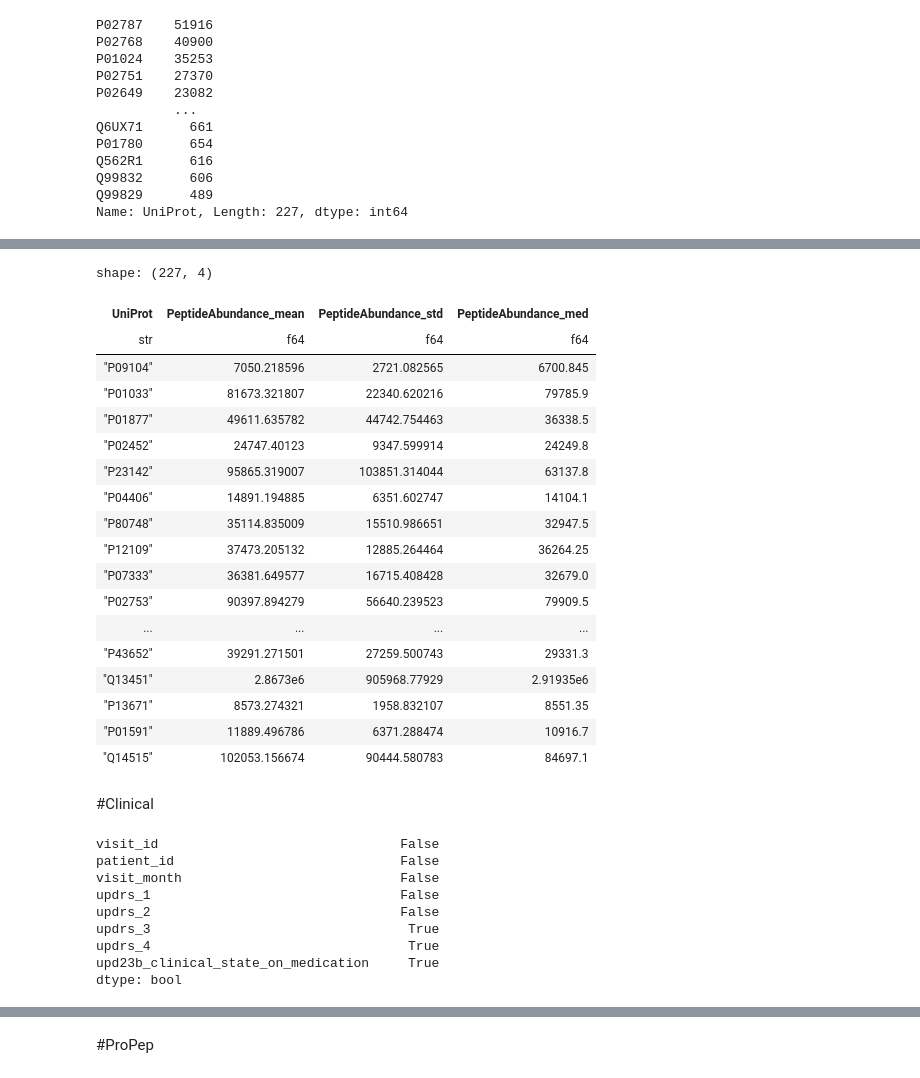
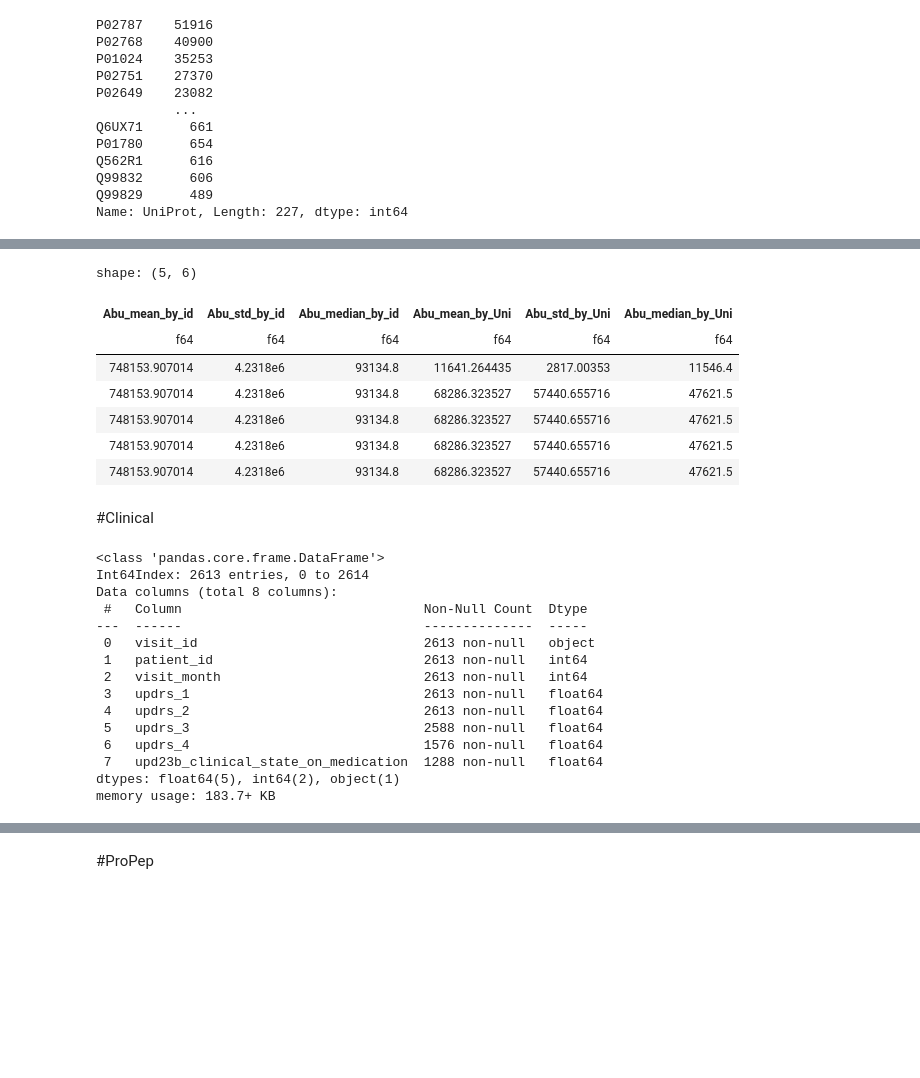
Before and after one commit to kunai-3txk/Compe_tonyobyo, a Jupyter notebook: AMP_FeatureStore.ipynb, the cells around one changed output, grey strips where cells are left out. Drawn from its saved outputs; the diff is of its cells as text; code cells hidden in the pictures; blank space fills up the shorter version.

```diff
--- a/AMP_FeatureStore.ipynb
+++ b/AMP_FeatureStore.ipynb
@@ -140,42 +134,46 @@ shape: (5, 4)
-# %%
-train_peptides_2 = make_statistic(pl.DataFrame(train_peptides),'UniProt',['PeptideAbundance'])
-train_peptides_2.head()
-# %% [output]
-shape: (227, 4)
-| UniProt | PeptideAbundance_mean | PeptideAbundance_std | PeptideAbundance_med |
-| str | f64 | f64 | f64 |
-| "P09104" | 7050.218596 | 2721.082565 | 6700.845 |
-| "P01033" | 81673.321807 | 22340.620216 | 79785.9 |
-| "P01877" | 49611.635782 | 44742.754463 | 36338.5 |
-| "P02452" | 24747.40123 | 9347.599914 | 24249.8 |
-| "P23142" | 95865.319007 | 103851.314044 | 63137.8 |
-| "P04406" | 14891.194885 | 6351.602747 | 14104.1 |
-| "P80748" | 35114.835009 | 15510.986651 | 32947.5 |
-| "P12109" | 37473.205132 | 12885.264464 | 36264.25 |
-| "P07333" | 36381.649577 | 16715.408428 | 32679.0 |
-| "P02753" | 90397.894279 | 56640.239523 | 79909.5 |
-| ... | ... | ... | ... |
-| "P43652" | 39291.271501 | 27259.500743 | 29331.3 |
-| "Q13451" | 2.8673e6 | 905968.77929 | 2.91935e6 |
-| "P13671" | 8573.274321 | 1958.832107 | 8551.35 |
-| "P01591" | 11889.496786 | 6371.288474 | 10916.7 |
-| "Q14515" | 102053.156674 | 90444.580783 | 84697.1 |
+# %%
+train_peptides_ = pl.DataFrame(train_peptides).select([
+    pl.mean('PeptideAbundance').over('visit_id').alias('Abu_mean_by_id')
+   ,pl.std('PeptideAbundance').over('visit_id').alias('Abu_std_by_id')
+   ,pl.median('PeptideAbundance').over('visit_id').alias('Abu_median_by_id')
+   ,pl.mean('PeptideAbundance').over('UniProt').alias('Abu_mean_by_Uni')
+   ,pl.std('PeptideAbundance').over('UniProt').alias('Abu_std_by_Uni')
+   ,pl.median('PeptideAbundance').over('UniProt').alias('Abu_median_by_Uni')
+])
+train_peptides_.head()
+# %% [output]
+shape: (5, 6)
+| Abu_mean_by_id | Abu_std_by_id | Abu_median_by_id | Abu_mean_by_Uni | Abu_std_by_Uni | Abu_median_by_Uni |
+| f64 | f64 | f64 | f64 | f64 | f64 |
+| 748153.907014 | 4.2318e6 | 93134.8 | 11641.264435 | 2817.00353 | 11546.4 |
+| 748153.907014 | 4.2318e6 | 93134.8 | 68286.323527 | 57440.655716 | 47621.5 |
+| 748153.907014 | 4.2318e6 | 93134.8 | 68286.323527 | 57440.655716 | 47621.5 |
+| 748153.907014 | 4.2318e6 | 93134.8 | 68286.323527 | 57440.655716 | 47621.5 |
+| 748153.907014 | 4.2318e6 | 93134.8 | 68286.323527 | 57440.655716 | 47621.5 |
 # %% [markdown]
 #Clinical
 # %%
-
 #欠損値処理
 train_clinical.dropna(subset=['updrs_1'],inplace=True)
 train_clinical.dropna(subset=['updrs_2'],inplace=True)
 
 #upd23dの置き換え
+train_clinical.replace({'On':1,'Off':2},inplace=True)
+
+train_clinical.info()
 # %% [output]
-visit_id                               False
-patient_id                             False
-visit_month                            False
-updrs_1                                False
-updrs_2                                False
-updrs_3                                 True
-updrs_4                                 True
-upd23b_clinical_state_on_medication     True
-dtype: bool
+<class 'pandas.core.frame.DataFrame'>
+Int64Index: 2613 entries, 0 to 2614
+Data columns (total 8 columns):
+ #   Column                               Non-Null Count  Dtype
+---  ------                               --------------  -----
+ 0   visit_id                             2613 non-null   object
+ 1   patient_id                           2613 non-null   int64
+ 2   visit_month                          2613 non-null   int64
+ 3   updrs_1                              2613 non-null   float64
+ 4   updrs_2                              2613 non-null   float64
+ 5   updrs_3                              2588 non-null   float64
+ 6   updrs_4                              1576 non-null   float64
+ 7   upd23b_clinical_state_on_medication  1288 non-null   float64
+dtypes: float64(5), int64(2), object(1)
+memory usage: 183.7+ KB
```
Also changed, not shown: parts of 6 cells of this notebook.
